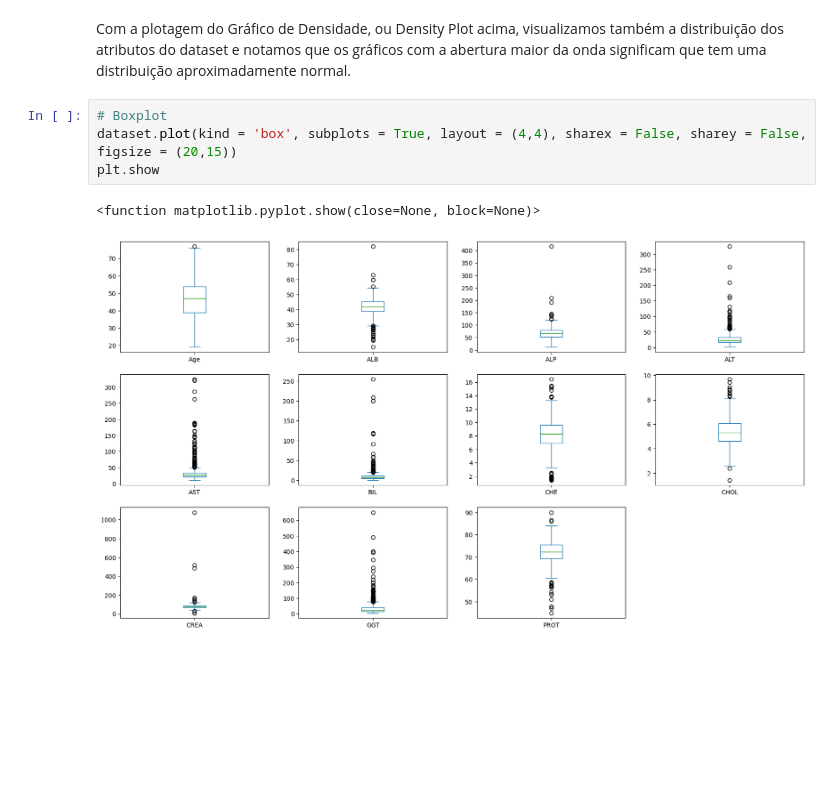
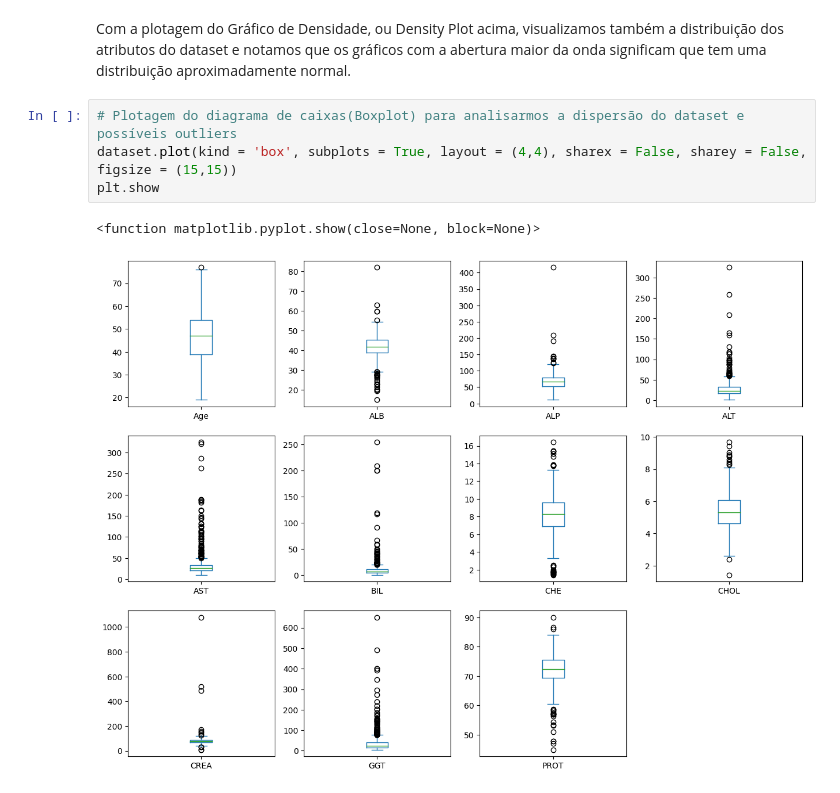
Before and after one commit to joserobertofox/datascience, a Jupyter notebook: MVP1.ipynb, the cells around one changed output. Saved outputs shown, nothing was run; the diff lists cells and outputs as text; blank space fills up the shorter version.

```diff
--- a/MVP1.ipynb
+++ b/MVP1.ipynb
@@ -247,9 +248,9 @@ plt.show()
 # %% [markdown]
 Com a plotagem do Gráfico de Densidade, ou Density Plot acima, visualizamos também a distribuição dos atributos do dataset e notamos que os gráficos com a abertura maior da onda significam que tem uma distribuição aproximadamente normal.
 # %%
-# Boxplot
-dataset.plot(kind = 'box', subplots = True, layout = (4,4), sharex = False, sharey = False, figsize = (20,15))
+# Plotagem do diagrama de caixas(Boxplot) para analisarmos a dispersão do dataset e possíveis outliers
+dataset.plot(kind = 'box', subplots = True, layout = (4,4), sharex = False, sharey = False, figsize = (15,15))
 plt.show
 # %% [output]
 <function matplotlib.pyplot.show(close=None, block=None)>
-[figure, old version]
+[figure, new version]
```
Also changed, not shown: parts of 11 cells of this notebook.
